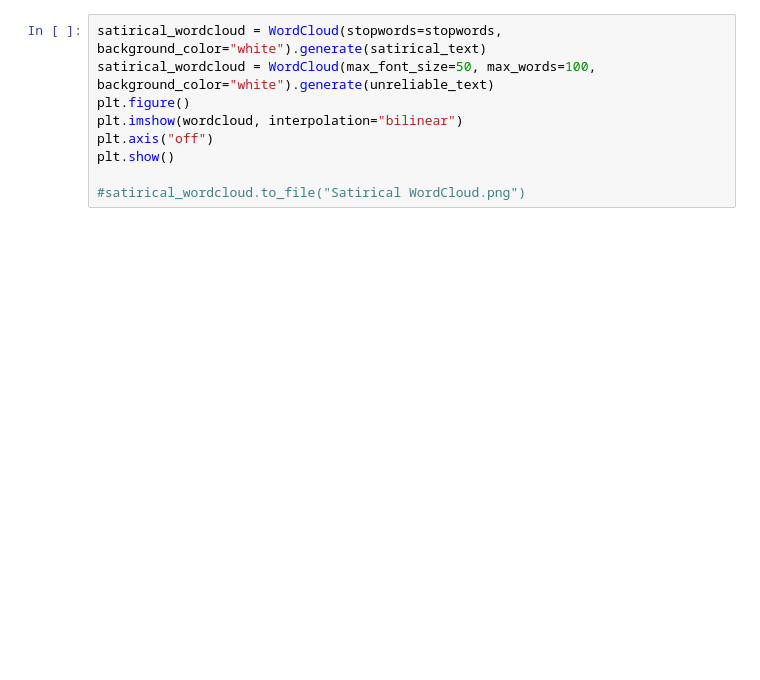
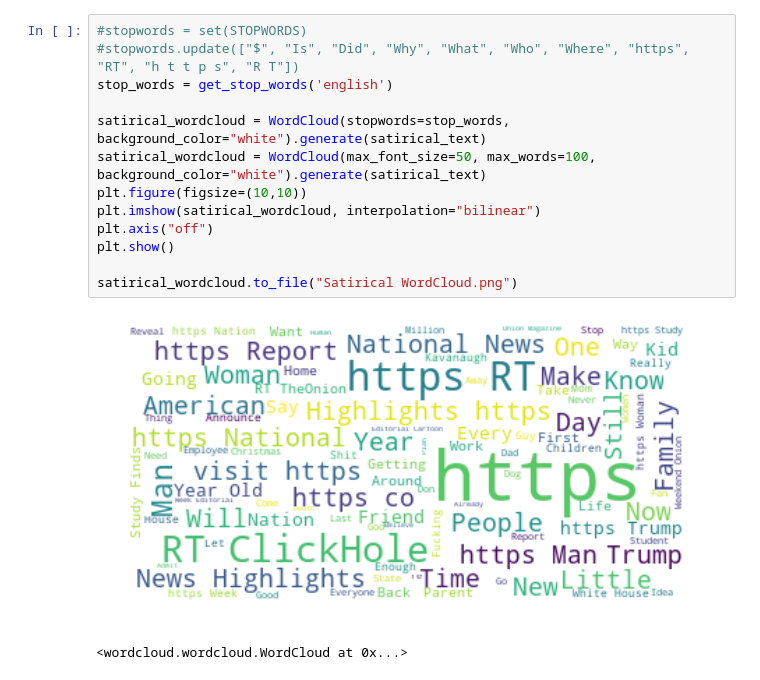
Before and after one commit to andrelorenzana/TruthDetectives, a Jupyter notebook: Word Cloud Final.ipynb, the cells around one changed output. Cells and saved outputs as stored; diff of their text form; blank space fills up the shorter version.

```diff
--- a/Word Cloud Final.ipynb
+++ b/Word Cloud Final.ipynb
@@ -115,9 +130,16 @@ plt.show()
 # %%
-satirical_wordcloud = WordCloud(stopwords=stopwords, background_color="white").generate(satirical_text)
-satirical_wordcloud = WordCloud(max_font_size=50, max_words=100, background_color="white").generate(unreliable_text)
-plt.figure()
-plt.imshow(wordcloud, interpolation="bilinear")
+#stopwords = set(STOPWORDS)
+#stopwords.update(["$", "Is", "Did", "Why", "What", "Who", "Where", "https", "RT", "h t t p s", "R T"])
+stop_words = get_stop_words('english')
+
+satirical_wordcloud = WordCloud(stopwords=stop_words, background_color="white").generate(satirical_text)
+satirical_wordcloud = WordCloud(max_font_size=50, max_words=100, background_color="white").generate(satirical_text)
+plt.figure(figsize=(10,10))
+plt.imshow(satirical_wordcloud, interpolation="bilinear")
 plt.axis("off")
 plt.show()
 
-#satirical_wordcloud.to_file("Satirical WordCloud.png")
+satirical_wordcloud.to_file("Satirical WordCloud.png")
+# %% [output]
+[figure, added]
+<wordcloud.wordcloud.WordCloud at 0x...>
```
Also changed, not shown: parts of 6 cells of this notebook, 3 other files.
